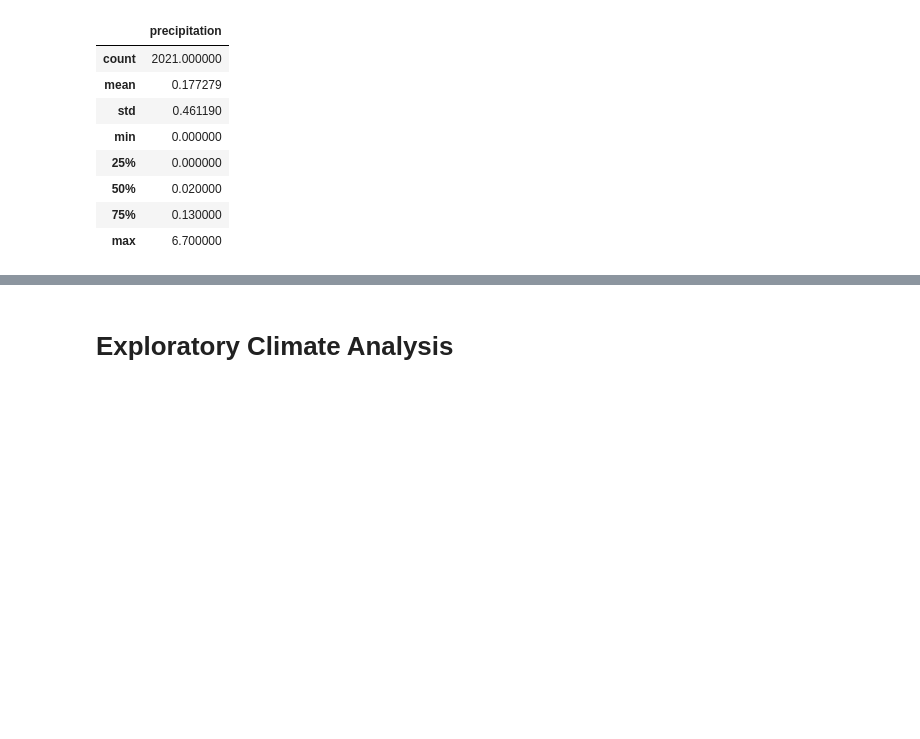
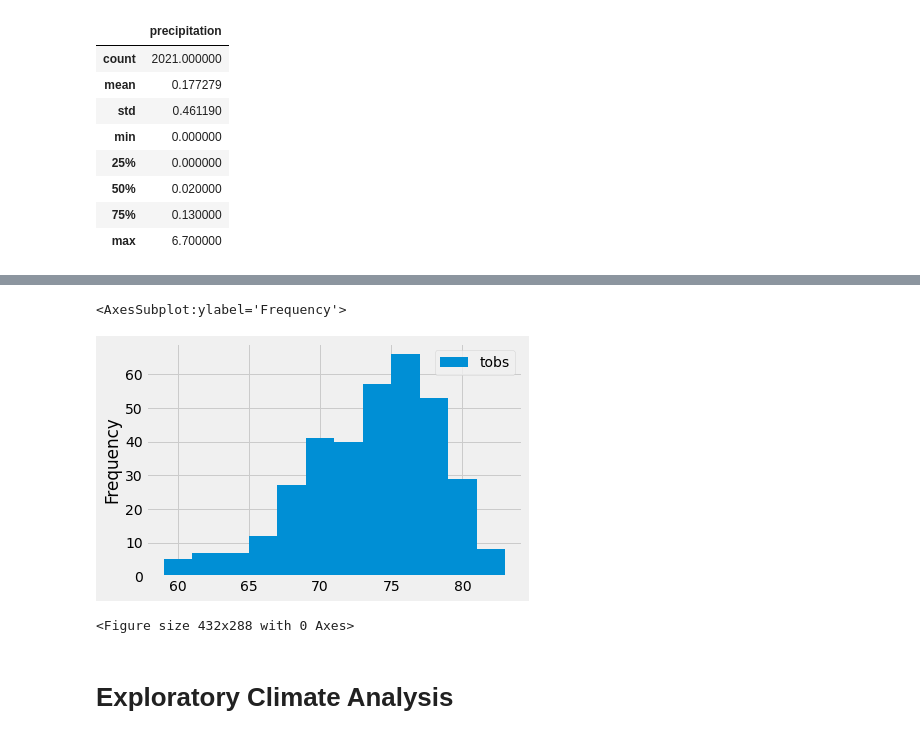
Before and after one commit to haileliya/surfs_up, a Jupyter notebook: climate_analysis.ipynb, the cells around one changed output, grey strips where cells are left out. Cells and saved outputs as stored; diff of their text form; code cells hidden in the pictures; blank space fills up the shorter version.

```diff
--- a/climate_analysis.ipynb
+++ b/climate_analysis.ipynb
@@ -156,0 +246,8 @@ df.describe()
+# %%
+#We need to apply another filter to consider only the most recent year. For this we can reuse some of the code we have written previously.
+#Then we'll add the .all() function to save our results as a list.
+results = session.query(Measurement.tobs).\
+filter(Measurement.station == 'USC00519281').\
+filter(Measurement.date >= prev_year).all()
+
+print(results)
@@ -156,0 +256,6 @@ df.describe()
+# %%
+#Convert the Temperature Observation Results to a DataFrame
+#When creating a DataFrame, our first parameter is our list, and the second parameter is the column(s) we want to put our data in.
+
+df = pd.DataFrame(results, columns=['tobs'])
+print(df)
@@ -157,3 +283,15 @@ df.describe()
+# %%
+#To create the histogram, we need to use the plot() function and the hist() function and add the number of bins as a parameter.
+
+df.plot.hist(bins=12)
+# %% [output]
+<AxesSubplot:ylabel='Frequency'>
+[figure, added]
+# %%
+#Using plt.tight_layout(), we can compress the x-axis labels so that they fit into the box holding our plot
+plt.tight_layout()
+# %% [output]
+<Figure size 432x288 with 0 Axes>
 # %% [markdown]
 # Exploratory Climate Analysis
 # %%
```
Also changed, not shown: parts of 17 cells of this notebook.
